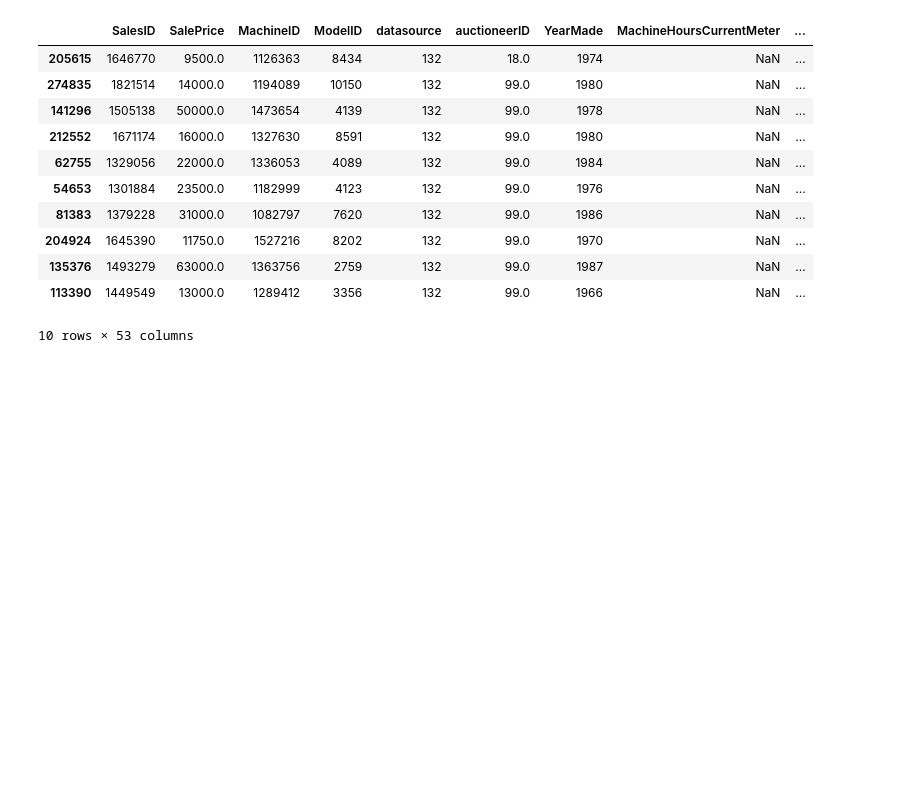
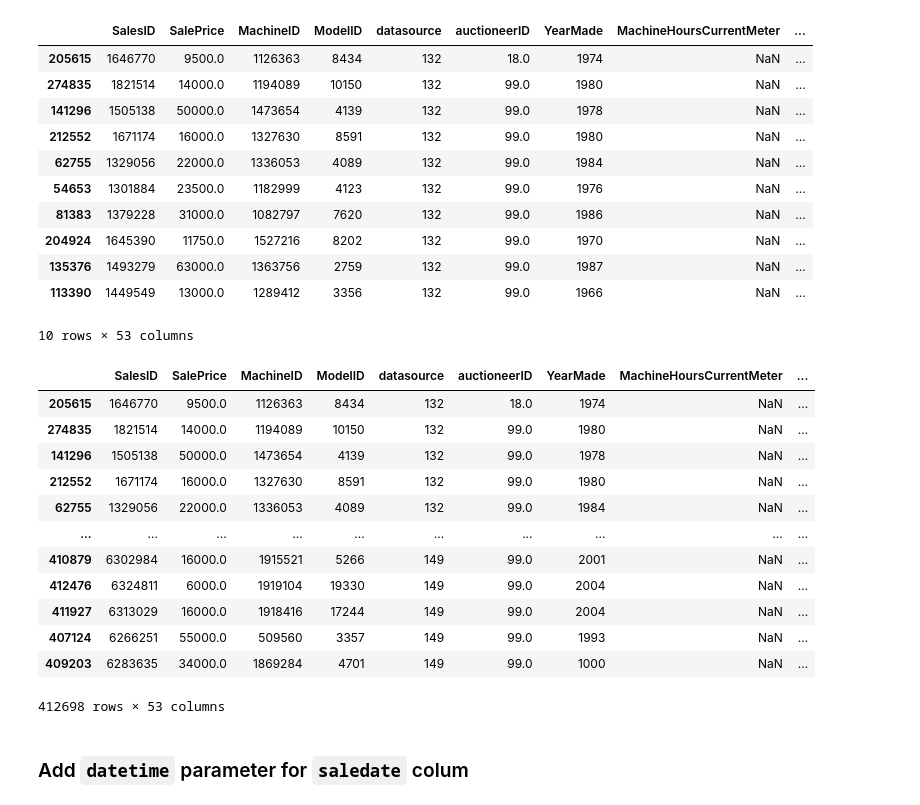
Before and after one commit to saurabhranjan007/MilesP02, a Jupyter notebook: Miles P02.ipynb, the cells around one changed output. Cells and saved outputs as stored; diff of their text form; code cells hidden in the pictures; blank space fills up the shorter version.

```diff
--- a/Miles P02.ipynb
+++ b/Miles P02.ipynb
@@ -159,3 +159,21 @@ df_tmp.head(10)
 | 135376 | 1493279 | 63000.0 | 1363756 | 2759 | 132 | 99.0 | 1987 | NaN | ... |
 | 113390 | 1449549 | 13000.0 | 1289412 | 3356 | 132 | 99.0 | 1966 | NaN | ... |
 10 rows × 53 columns
+# %%
+df_tmp
+# %% [output]
+|  | SalesID | SalePrice | MachineID | ModelID | datasource | auctioneerID | YearMade | MachineHoursCurrentMeter | ... |
+| 205615 | 1646770 | 9500.0 | 1126363 | 8434 | 132 | 18.0 | 1974 | NaN | ... |
+| 274835 | 1821514 | 14000.0 | 1194089 | 10150 | 132 | 99.0 | 1980 | NaN | ... |
+| 141296 | 1505138 | 50000.0 | 1473654 | 4139 | 132 | 99.0 | 1978 | NaN | ... |
+| 212552 | 1671174 | 16000.0 | 1327630 | 8591 | 132 | 99.0 | 1980 | NaN | ... |
+| 62755 | 1329056 | 22000.0 | 1336053 | 4089 | 132 | 99.0 | 1984 | NaN | ... |
+| ... | ... | ... | ... | ... | ... | ... | ... | ... | ... |
+| 410879 | 6302984 | 16000.0 | 1915521 | 5266 | 149 | 99.0 | 2001 | NaN | ... |
+| 412476 | 6324811 | 6000.0 | 1919104 | 19330 | 149 | 99.0 | 2004 | NaN | ... |
+| 411927 | 6313029 | 16000.0 | 1918416 | 17244 | 149 | 99.0 | 2004 | NaN | ... |
+| 407124 | 6266251 | 55000.0 | 509560 | 3357 | 149 | 99.0 | 1993 | NaN | ... |
+| 409203 | 6283635 | 34000.0 | 1869284 | 4701 | 149 | 99.0 | 1000 | NaN | ... |
+412698 rows × 53 columns
+# %% [markdown]
+### Add `datetime` parameter for `saledate` colum
```
Also changed, not shown: parts of 53 cells of this notebook.
